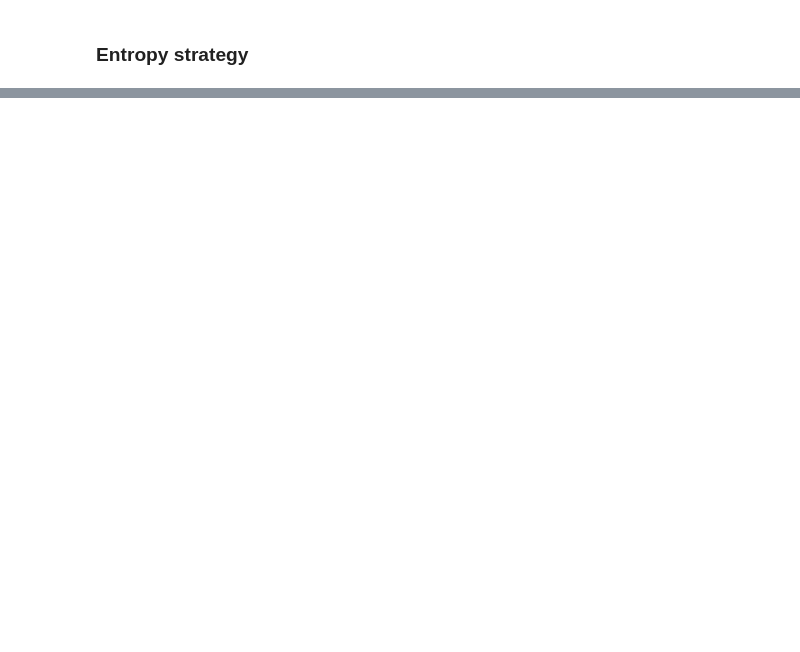
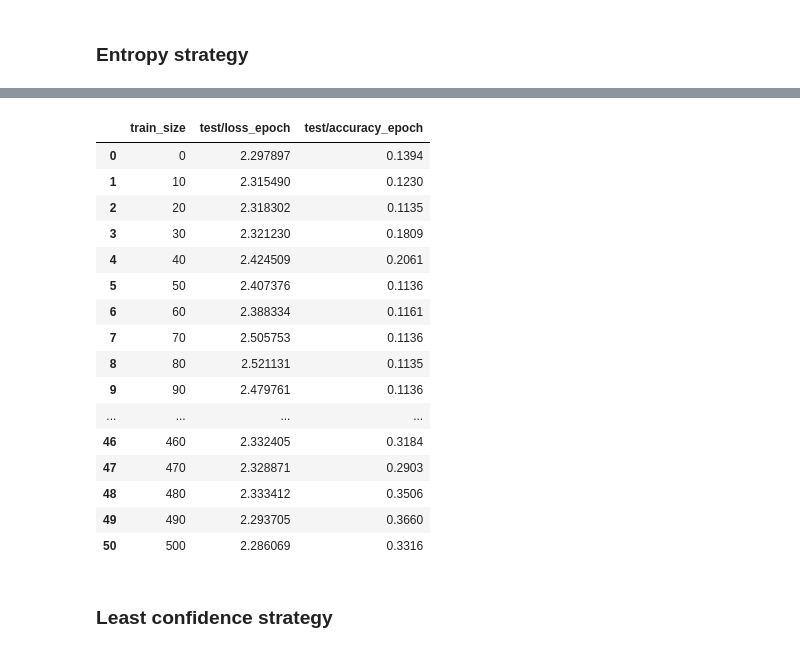
Before and after one commit to pietrolesci/energizer, a Jupyter notebook: examples/image_classification.ipynb, the cells around one changed output, grey strips where cells are left out. Cells and saved outputs as stored; diff of their text form; code cells hidden in the pictures; blank space fills up the shorter version.

```diff
--- a/examples/image_classification.ipynb
+++ b/examples/image_classification.ipynb
@@ -101,7 +91,0 @@ class EntropyStrategy(AccumulatorStrategy):
-# %%
-model = MNISTModel()
-entropy_strategy = EntropyStrategy(model)
-random_strategy = RandomStrategy(model)
-
-x, _ = next(iter(train_dl))
-model(x).shape, entropy_strategy(x).shape, random_strategy(x).shape
@@ -216,24 +263,0 @@ results
-# %%
-entropy_strategy = EntropyStrategy(deepcopy(model))
-
-trainer = Trainer(
-    query_size=100,
-    max_epochs=3,
-    max_labelling_epochs=5,
-    accelerator="gpu",
-    # total_budget=5,
-    test_after_labelling=True,
-    # for testing purposes
-    # limit_train_batches=10,
-    limit_val_batches=1,
-    # limit_test_batches=10,
-    # limit_pool_batches=10,
-    # log_every_n_steps=1,
-)
-
-results = trainer.active_fit(
-    model=entropy_strategy,
-    train_dataloaders=train_dl,
-    val_dataloaders=val_dl,
-    test_dataloaders=test_dl,
-)
@@ -315,0 +264,33 @@ trainer.validate(
+# %%
+seed_everything(42)  # for reproducibility (e.g., dropout)
+trainer = Trainer(**trainer_kwargs)
+results = trainer.active_fit(
+    model=entropy_strategy,
+    train_dataloaders=train_dl,
+    val_dataloaders=val_dl,
+    test_dataloaders=test_dl,
+)
+# %%
+entropy_df = results.to_pandas()
+results_dict["entropy"] = entropy_df
+entropy_df
+# %% [output]
+|  | train_size | test/loss_epoch | test/accuracy_epoch |
+| 0 | 0 | 2.297897 | 0.1394 |
+| 1 | 10 | 2.315490 | 0.1230 |
+| 2 | 20 | 2.318302 | 0.1135 |
+| 3 | 30 | 2.321230 | 0.1809 |
+| 4 | 40 | 2.424509 | 0.2061 |
+| 5 | 50 | 2.407376 | 0.1136 |
+| 6 | 60 | 2.388334 | 0.1161 |
+| 7 | 70 | 2.505753 | 0.1136 |
+| 8 | 80 | 2.521131 | 0.1135 |
+| 9 | 90 | 2.479761 | 0.1136 |
+| ... | ... | ... | ... |
+| 46 | 460 | 2.332405 | 0.3184 |
+| 47 | 470 | 2.328871 | 0.2903 |
+| 48 | 480 | 2.333412 | 0.3506 |
+| 49 | 490 | 2.293705 | 0.3660 |
+| 50 | 500 | 2.286069 | 0.3316 |
+# %% [markdown]
+### Least confidence strategy
```
Also changed, not shown: parts of 46 cells of this notebook, 16 other files.
